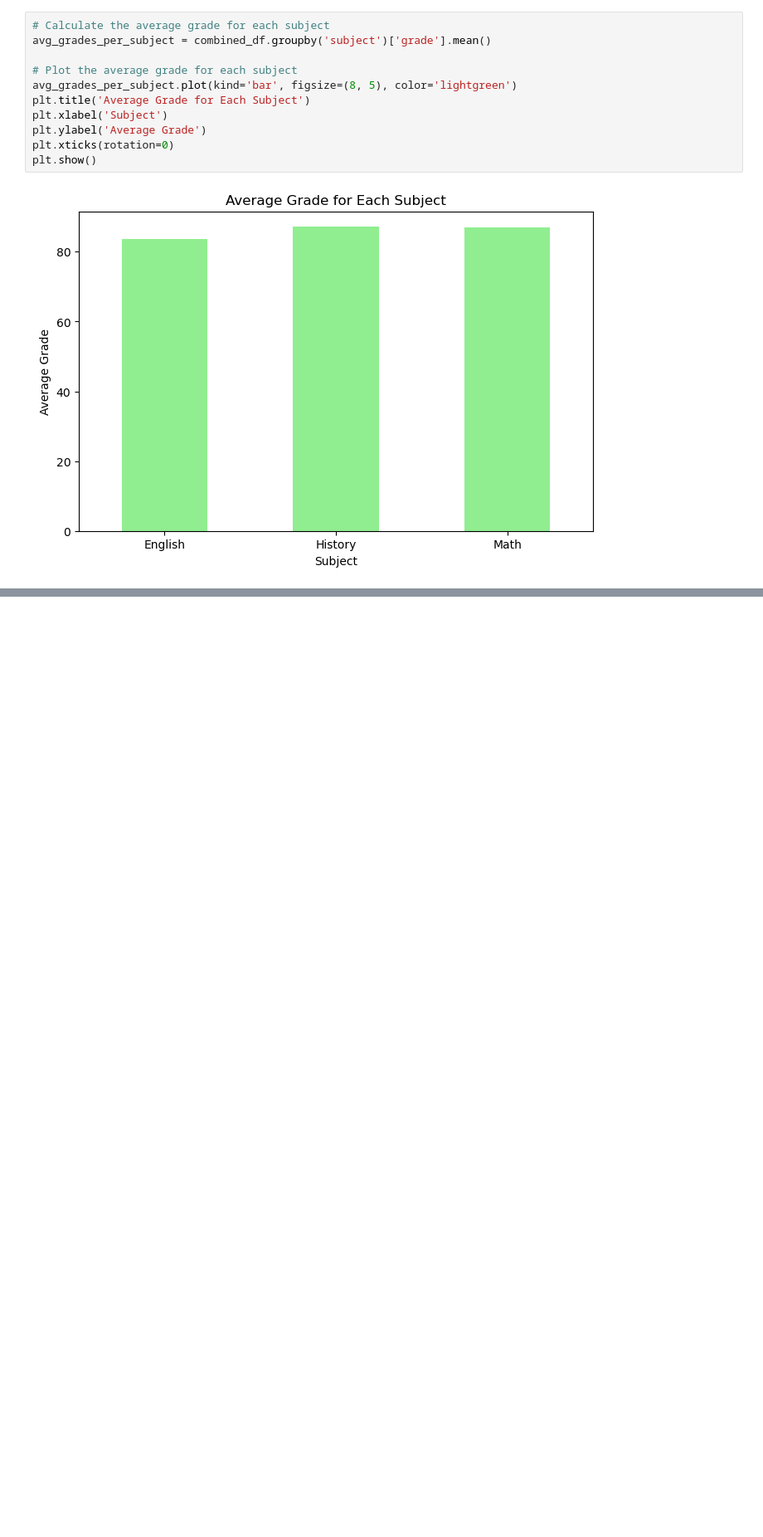
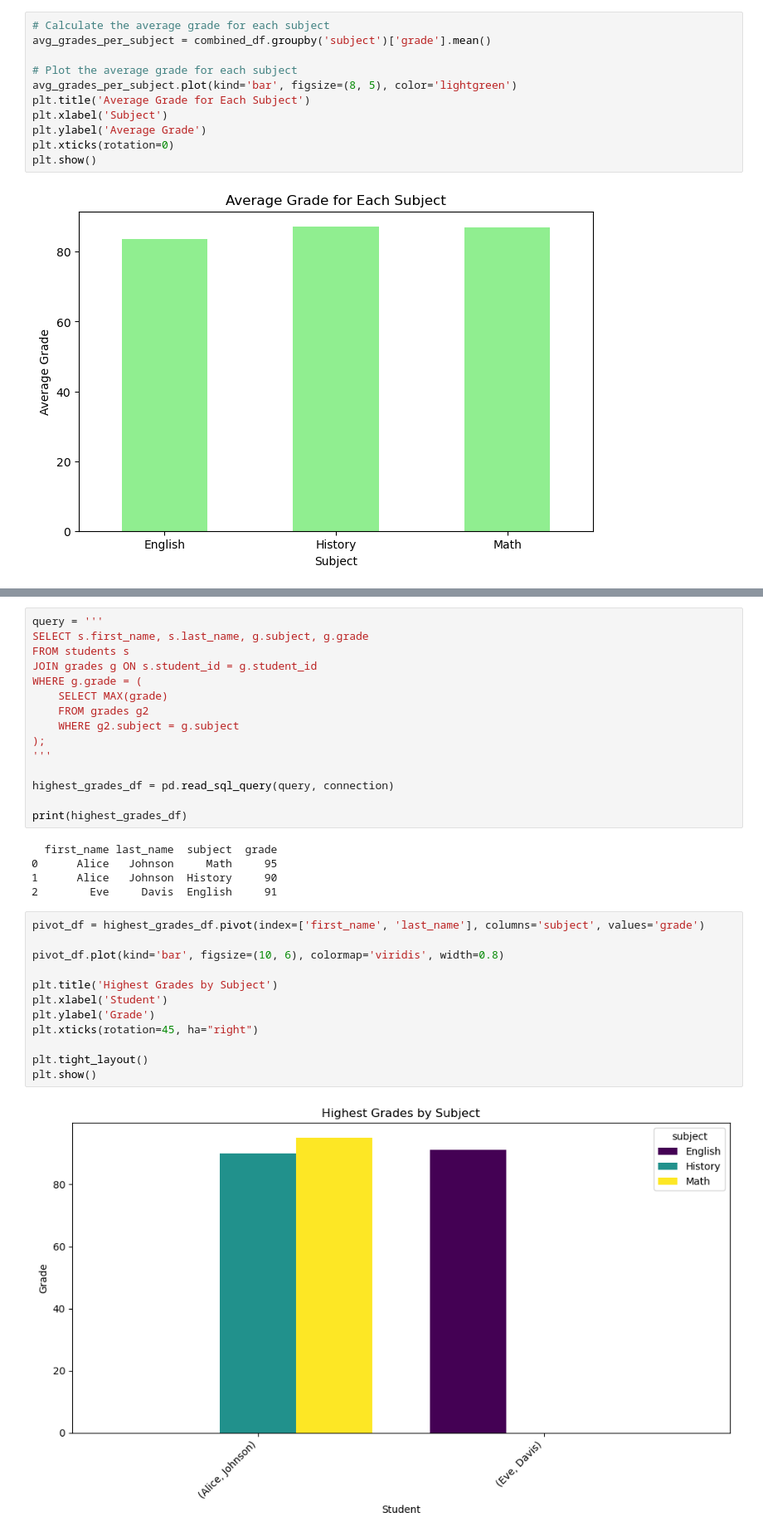
Before and after one commit to RohanSi4/rohansingh, a Jupyter notebook: sqlitehw.ipynb, the cells around one changed output, grey strips where cells are left out. Shown: that part at 83% size. Drawn from its saved outputs; the diff is of its cells as text; blank space fills up the shorter version.

```diff
--- a/sqlitehw.ipynb
+++ b/sqlitehw.ipynb
@@ -236,0 +258,34 @@ plt.show()
+# %%
+query = '''
+SELECT s.first_name, s.last_name, g.subject, g.grade
+FROM students s
+JOIN grades g ON s.student_id = g.student_id
+WHERE g.grade = (
+    SELECT MAX(grade)
+    FROM grades g2
+    WHERE g2.subject = g.subject
+);
+'''
+
+highest_grades_df = pd.read_sql_query(query, connection)
+
+print(highest_grades_df)
+# %% [output]
+  first_name last_name  subject  grade
+0      Alice   Johnson     Math     95
+1      Alice   Johnson  History     90
+2        Eve     Davis  English     91
+# %%
+pivot_df = highest_grades_df.pivot(index=['first_name', 'last_name'], columns='subject', values='grade')
+
+pivot_df.plot(kind='bar', figsize=(10, 6), colormap='viridis', width=0.8)
+
+plt.title('Highest Grades by Subject')
+plt.xlabel('Student')
+plt.ylabel('Grade')
+plt.xticks(rotation=45, ha="right")
+
+plt.tight_layout()
+plt.show()
+# %% [output]
+[figure, added]
```
Also changed, not shown: parts of 1 cell of this notebook.
